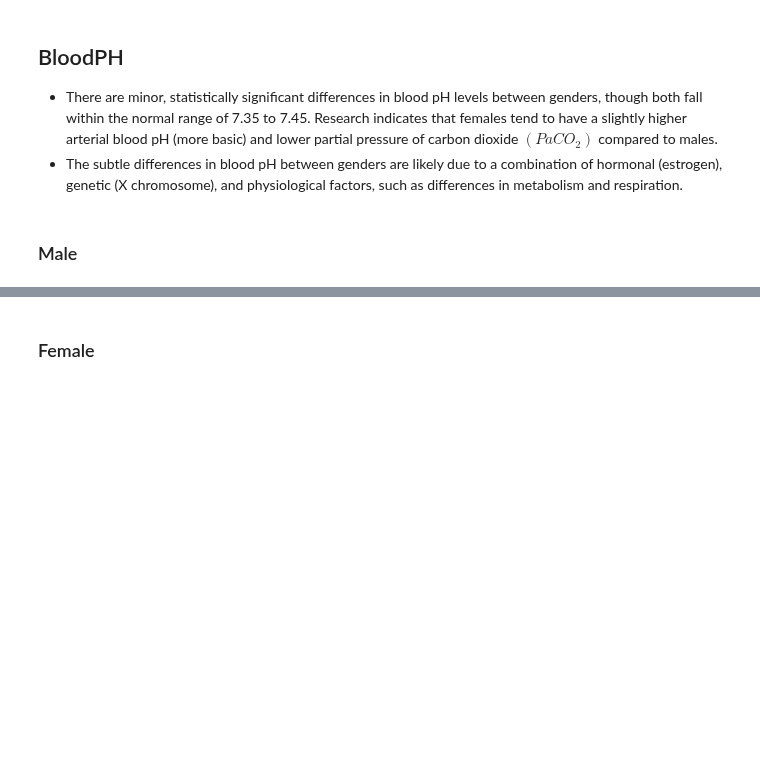
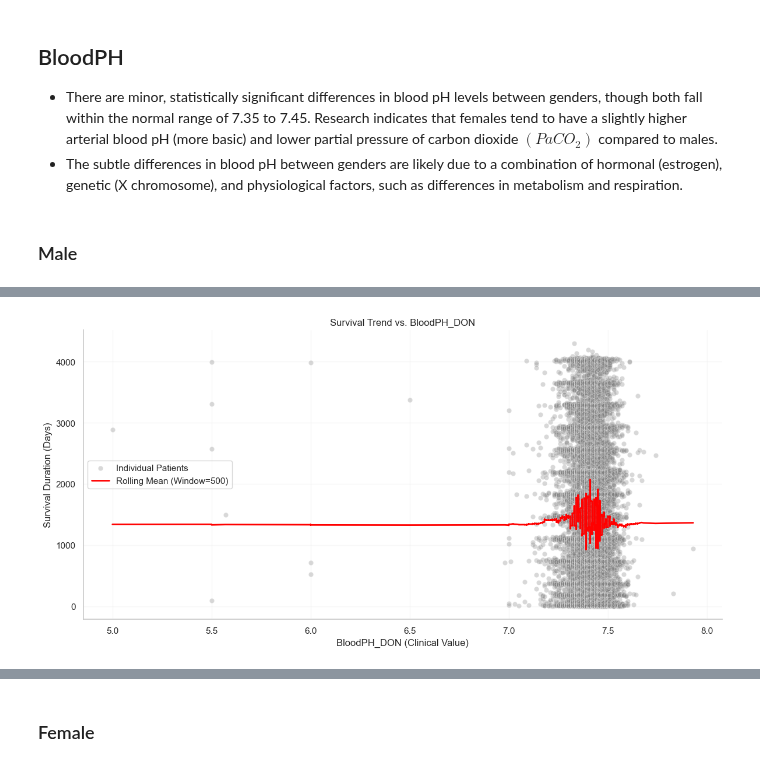
Before and after one commit to SirErikPak/UNOS_GenderStratification, a Jupyter notebook: notebook/C_WrangleExploratoryDonor.ipynb, the cells around one changed output, grey strips where cells are left out. Saved outputs shown, nothing was run; the diff lists cells and outputs as text; code cells hidden in the pictures; blank space fills up the shorter version.

```diff
--- a/notebook/C_WrangleExploratoryDonor.ipynb
+++ b/notebook/C_WrangleExploratoryDonor.ipynb
@@ -424,7 +418,9 @@ plot.plot_survival_trend(df_f,  features[0], 'TransplantSurvivalDay', window_siz
 # %% [markdown]
 ### The "Shadow Variable" (Indicator) + Median Imputation
 # %%
-# Create the binary flag for female ONLY
+# Create the binary flag for both male and female
+
+df_m['IschemicTime_IsMissing'] = df_m[ features[0]].isna().astype(int)
 df_f['IschemicTime_IsMissing'] = df_f[ features[0]].isna().astype(int)
 
 # Fill the original NaN with the median
@@ -867,7 +713,7 @@ pco2_bin
 # %% [markdown]
 ### The "Shadow Variable" (Indicator) + Median Imputation
 # %%
-df_m['PCO2_IsMissing'] = df_m['OrganRecovery_PCO2_DON'].isna().astype(int)
+df_m['OrganRecovery_PCO2_IsMissing'] = df_m['OrganRecovery_PCO2_DON'].isna().astype(int)
 df_m['OrganRecovery_PCO2_DON'] = df_m['OrganRecovery_PCO2_DON'].fillna(
     df_m['OrganRecovery_PCO2_DON'].median())
 # %% [markdown]
@@ -941,2 +826,4 @@ plot.plot_informative_missingness(df_m, features[0])
 # %%
-plot.plot_survival_trend(df_m, features[0], 'TransplantSurvivalDay', window_size=200)
+plot.plot_survival_trend(df_m, features[0], 'TransplantSurvivalDay', window_size=500)
+# %% [output]
+[figure, added]
```
Also changed, not shown: parts of 78 cells of this notebook, 5 other files.
